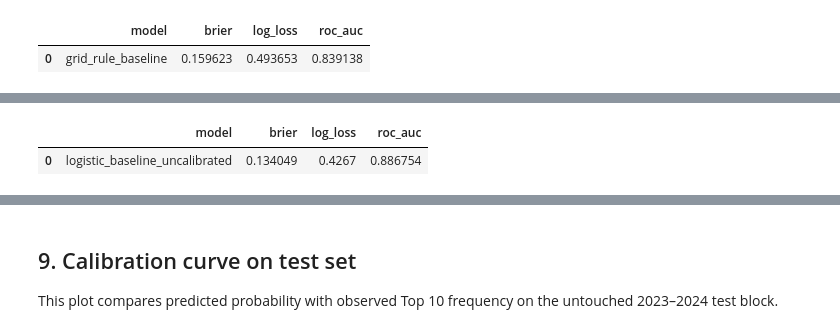
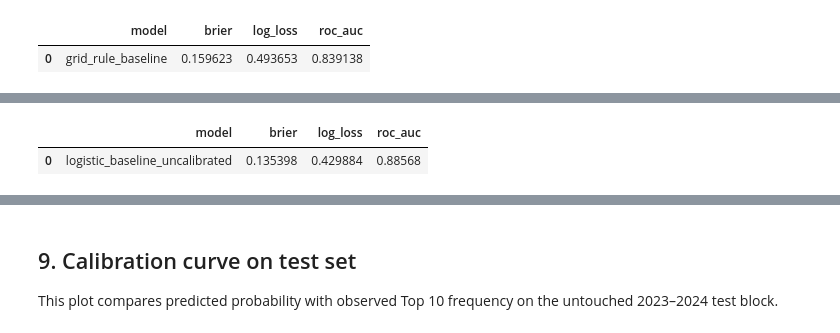
Before and after one commit to TomasRodriguezAlvarez/iit414w-team4-IAWorkshop, a Jupyter notebook: Capstone/Hito1/hito1_baseline.ipynb, the cells around one changed output, grey strips where cells are left out. Cells and saved outputs as stored; diff of their text form; code cells hidden in the pictures.

```diff
--- a/Capstone/Hito1/hito1_baseline.ipynb
+++ b/Capstone/Hito1/hito1_baseline.ipynb
@@ -243,60 +219,47 @@ remain as scenario inputs in the leakage audit and are not used here.
 # %%
-# Feature engineering applied to all splits
-for split in [train, calibration, test]:
-    split['grid_rank_inv'] = 1.0 / split['grid_position']
-    split['driver_constructor_avg'] = (
-        split['driver_prior3_avg_finish'] + split['constructor_prior3_avg_finish']
-    ) / 2
-    split['form_gap'] = (
-        split['driver_prior3_avg_finish'] - split['constructor_prior3_avg_finish']
-    )
-    split['circuit_history_missing'] = split['driver_circuit_prior_avg'].isnull().astype(int)
-    split['driver_circuit_prior_avg'] = split['driver_circuit_prior_avg'].fillna(
-        split['driver_prior3_avg_finish']
-    )
-    tier_map = {'front': 1, 'midfield': 2, 'backmarker': 3}
-    split['tier_num'] = split['constructor_tier'].map(tier_map)
-    split['grid_x_tier'] = split['grid_position'] * split['tier_num']
+X_train = train[features_used]
+y_train = train["is_top10"].astype(int)
 
-baseline_numeric_features_ext = [
-    'grid_position', 'grid_rank_inv', 'grid_x_tier',
-    'driver_prior3_avg_finish', 'constructor_prior3_avg_finish',
-    'driver_circuit_prior_avg', 'driver_constructor_avg',
-    'form_gap', 'round', 'circuit_history_missing', 'tier_num'
-]
-baseline_categorical_features_ext = ['constructor_tier', 'circuit_type', 'constructor_name']
-all_features = baseline_numeric_features_ext + baseline_categorical_features_ext
+X_calibration = calibration[features_used]
+y_calibration = calibration["is_top10"].astype(int)
 
-preprocess = ColumnTransformer([
-    ('num', SimpleImputer(strategy='median'), baseline_numeric_features_ext),
-    ('cat', Pipeline([
-        ('imp', SimpleImputer(strategy='most_frequent')),
-        ('ohe', OneHotEncoder(handle_unknown='ignore'))
-    ]), baseline_categorical_features_ext)
+X_test = test[features_used]
+y_test = test["is_top10"].astype(int)
+
+numeric_transformer = Pipeline(steps=[
+    ("imputer", SimpleImputer(strategy="median"))
 ])
 
-X_train = train[all_features]
-y_train = train['is_top10'].astype(int)
-X_calibration = calibration[all_features]
-y_calibration = calibration['is_top10'].astype(int)
-X_test = test[all_features]
-y_test = test['is_top10'].astype(int)
+categorical_transformer = Pipeline(steps=[
+    ("imputer", SimpleImputer(strategy="most_frequent")),
+    ("onehot", OneHotEncoder(handle_unknown="ignore"))
+])
 
-# Logistic regression component of the ensemble
-logistic_model = Pipeline([
-    ('preprocess', preprocess),
-    ('model', LogisticRegression(C=0.01, max_iter=5000))
+preprocess = ColumnTransformer(
+    transformers=[
+        ("num", numeric_transformer, baseline_numeric_features),
+        ("cat", categorical_transformer, baseline_categorical_features)
+    ]
+)
+
+logistic_baseline = Pipeline(steps=[
+    ("preprocess", preprocess),
+    ("model", LogisticRegression(max_iter=2000, C=0.1))
 ])
-logistic_model.fit(X_train, y_train)
 
-lr_cal_prob = logistic_model.predict_proba(X_calibration)[:, 1]
-lr_test_prob = logistic_model.predict_proba(X_test)[:, 1]
+logistic_baseline.fit(X_train, y_train)
 
-lr_metrics = evaluate_predictions(
-    y_test, lr_test_prob, 'logistic_baseline_uncalibrated'
+calibration_prob_uncalibrated = logistic_baseline.predict_proba(X_calibration)[:, 1]
+test_prob_uncalibrated = logistic_baseline.predict_proba(X_test)[:, 1]
+
+uncalibrated_metrics = evaluate_predictions(
+    y_test,
+    test_prob_uncalibrated,
+    "logistic_baseline_uncalibrated"
 )
-display(pd.DataFrame([lr_metrics]))
+
+display(pd.DataFrame([uncalibrated_metrics]))
 # %% [output]
 |  | model | brier | log_loss | roc_auc |
-| 0 | logistic_baseline_uncalibrated | 0.134049 | 0.4267 | 0.886754 |
+| 0 | logistic_baseline_uncalibrated | 0.135398 | 0.429884 | 0.88568 |
 # %% [markdown]
```
Also changed, not shown: parts of 13 cells of this notebook, 2 other files.
